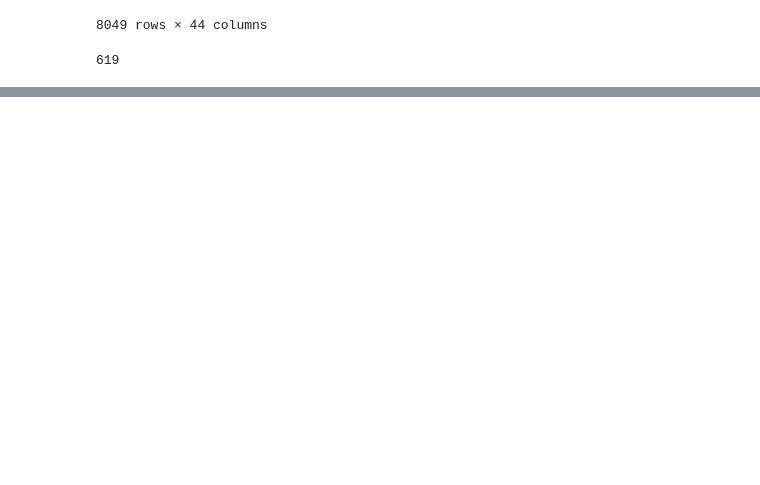
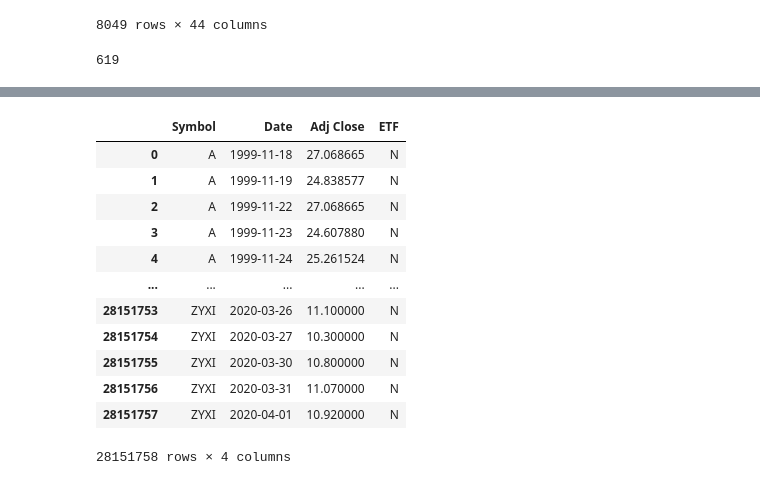
Before and after one commit to york-june-ets/gsharrow-market-etl, a Jupyter notebook: Gsharrow-market-etl.ipynb, the cells around one changed output, grey strips where cells are left out. Saved outputs shown, nothing was run; the diff lists cells and outputs as text; code cells hidden in the pictures; blank space fills up the shorter version.

```diff
--- a/Gsharrow-market-etl.ipynb
+++ b/Gsharrow-market-etl.ipynb
@@ -516,0 +565,27 @@ profiling_report.to_sql('profiling_report', engine, if_exists='append', index=Fa
+# %%
+# Part 3.b
+
+# investment = daily_prices[['Symbol', 'Date', 'Adj Close']]
+# investment = pd.merge(
+#     investment,
+#     tickers[['NASDAQ Symbol', 'ETF']],
+#     left_on='Symbol',
+#     right_on='NASDAQ Symbol',
+#     how='left'
+# )
+investment.drop(columns=['NASDAQ Symbol'], inplace=True)
+investment
+# %% [output]
+|  | Symbol | Date | Adj Close | ETF |
+| 0 | A | 1999-11-18 | 27.068665 | N |
+| 1 | A | 1999-11-19 | 24.838577 | N |
+| 2 | A | 1999-11-22 | 27.068665 | N |
+| 3 | A | 1999-11-23 | 24.607880 | N |
+| 4 | A | 1999-11-24 | 25.261524 | N |
+| ... | ... | ... | ... | ... |
+| 28151753 | ZYXI | 2020-03-26 | 11.100000 | N |
+| 28151754 | ZYXI | 2020-03-27 | 10.300000 | N |
+| 28151755 | ZYXI | 2020-03-30 | 10.800000 | N |
+| 28151756 | ZYXI | 2020-03-31 | 11.070000 | N |
+| 28151757 | ZYXI | 2020-04-01 | 10.920000 | N |
+28151758 rows × 4 columns
```
Also changed, not shown: parts of 10 cells of this notebook.
